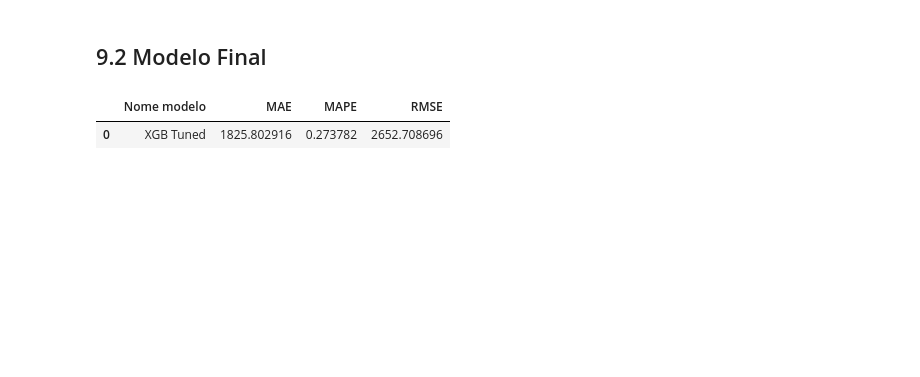
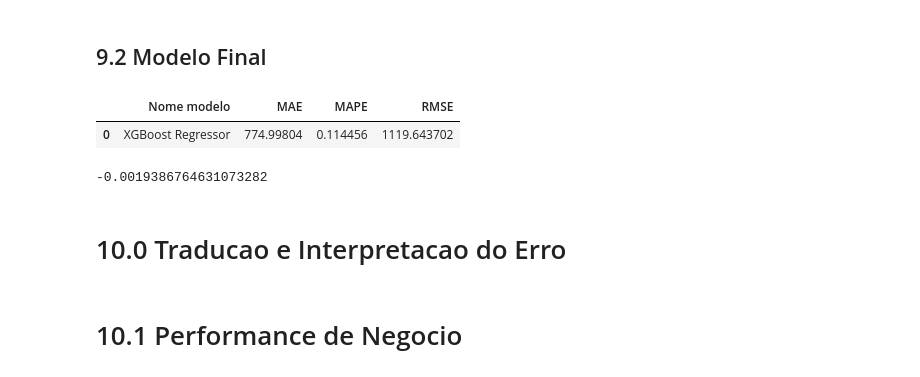
Before and after one commit to giovaneMiranda/rossmann_predicao_vendas, a Jupyter notebook: notebook/1.0-exploracao-dados-inicial.ipynb, the cells around one changed output. Drawn from its saved outputs; the diff is of its cells as text; code cells hidden in the pictures; blank space fills up the shorter version.

Commit message:
Performance do Negocio

```diff
--- a/notebook/1.0-exploracao-dados-inicial.ipynb
+++ b/notebook/1.0-exploracao-dados-inicial.ipynb
@@ -1395,20 +1351,33 @@ param_tuned   = {
-# %%
-#modelo
-xgb_model_tuned = xgb.XGBRFRegressor(objective='reg:squarederror',
-                                       n_estimators=param_tuned['n_estimators'],
-                                       eta = param_tuned['eta'],
-                                       max_depth = param_tuned['max_depth'],
-                                       subsample = param_tuned['subsample'],
-                                       colsample_bytree = param_tuned['colsample_bytree'],
-                                      min_child_weight = param_tuned['min_child_weight']).fit(x_train01, y_train)
-
-#predicao
-yhat_xgb_tuned = xgb_model_tuned.predict(x_test01)
-
-#performance
-xgb_tuned_result = ml_error('XGB Tuned', np.expm1(y_test), np.expm1(yhat_xgb_tuned))
-
-xgb_tuned_result
-# %% [output]
-|  | Nome modelo | MAE | MAPE | RMSE |
-| 0 | XGB Tuned | 1825.802916 | 0.273782 | 2652.708696 |
+# %%
+param_tuned = {
+    'n_estimators': 3000,
+    'eta': 0.03,
+    'max_depth': 5,
+    'subsample': 0.7,
+    'colsample_bytree': 0.7,
+    'min_child_weight': 3
+        }
+# %%
+# model
+model_xgb_tuned = xgb.XGBRegressor( objective='reg:squarederror',
+                                    n_estimators=param_tuned['n_estimators'],
+                                    eta=param_tuned['eta'],
+                                    max_depth=param_tuned['max_depth'],
+                                    subsample=param_tuned['subsample'],
+                                    colsample_bytree=param_tuned['colsample_bytree'],
+                                    min_child_weight=param_tuned['min_child_weight'] ).fit( x_train01, y_train )
+
+# prediction
+yhat_xgb_tuned = model_xgb_tuned.predict( x_test01 )
+
+# performance
+xgb_result_tuned = ml_error( 'XGBoost Regressor', np.expm1( y_test ), np.expm1( yhat_xgb_tuned ) )
+xgb_result_tuned
+# %% [output]
+|  | Nome modelo | MAE | MAPE | RMSE |
+| 0 | XGBoost Regressor | 774.99804 | 0.114456 | 1119.643702 |
+# %%
+mpe =  mean_percentage_error(np.expm1(y_test), np.expm1(yhat_xgb_tuned))
+mpe
+# %% [output]
+-0.0019386764631073282
@@ -1414,0 +1387,2 @@ xgb_tuned_result
+# %% [markdown]
+# 10.0 Traducao e Interpretacao do Erro
@@ -1414,0 +1395,2 @@ xgb_tuned_result
+# %% [markdown]
+# 10.1 Performance de Negocio
```
Also changed, not shown: parts of 19 cells of this notebook, 1 other file.
